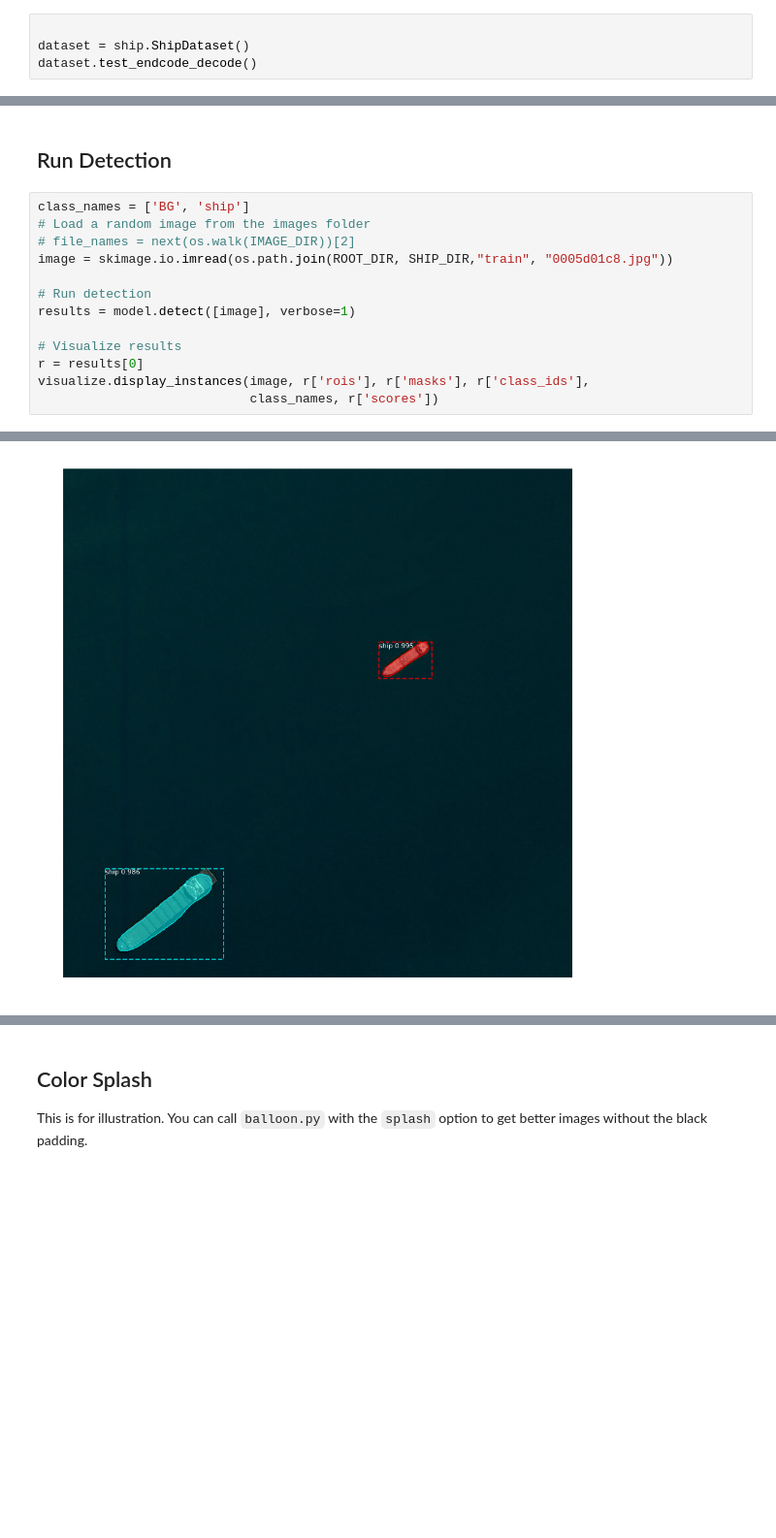
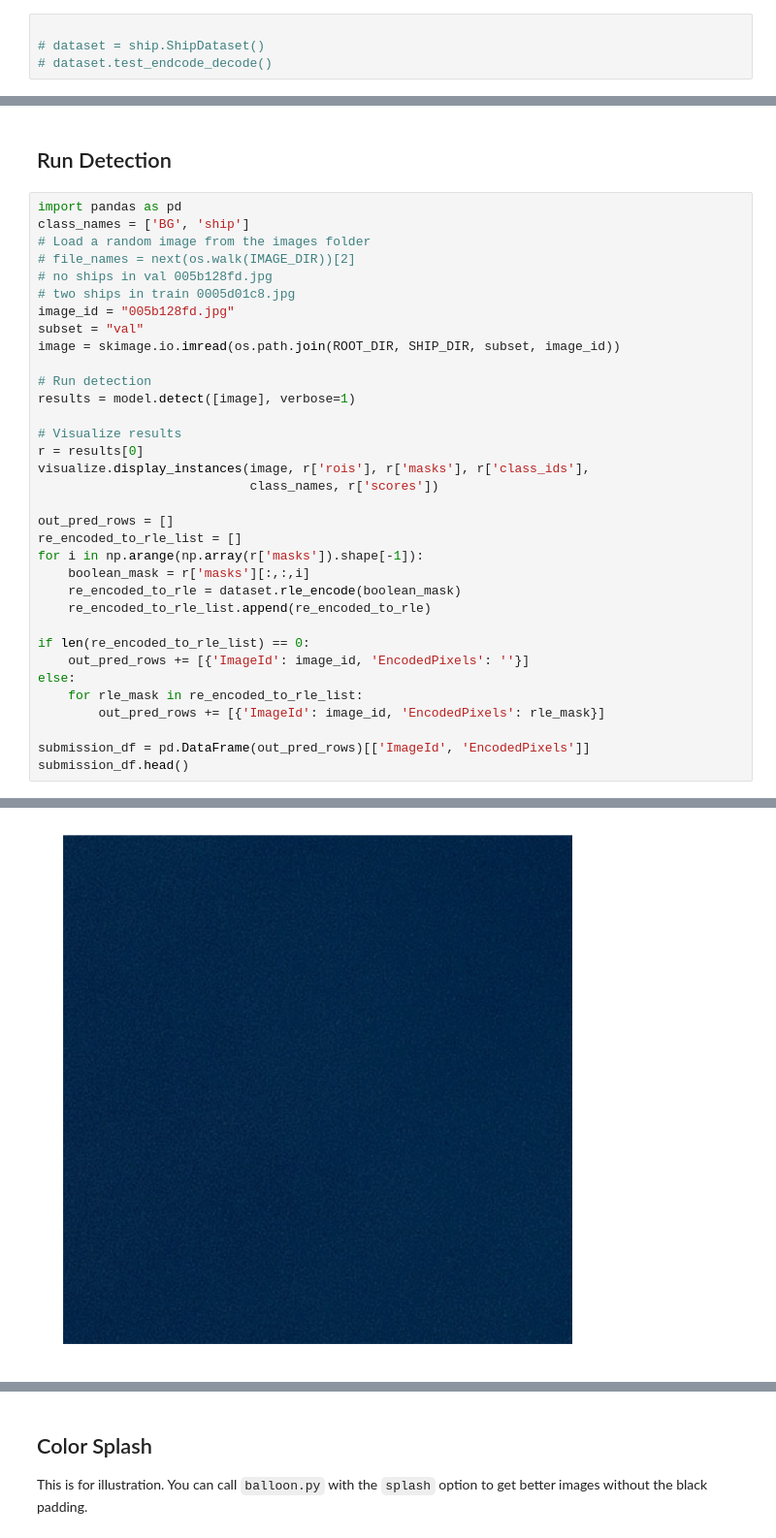
Before and after one commit to gabrielgarza/Mask_RCNN, a Jupyter notebook: samples/ship/inspect_ship_model.ipynb, the cells around one changed output, grey strips where cells are left out. Shown: that part at 97% size. Drawn from its saved outputs; the diff is of its cells as text; blank space fills up the shorter version.

```diff
--- a/samples/ship/inspect_ship_model.ipynb
+++ b/samples/ship/inspect_ship_model.ipynb
@@ -115,4 +94,4 @@ Using TensorFlow backend.
 # %%
 
-dataset = ship.ShipDataset()
-dataset.test_endcode_decode()
+# dataset = ship.ShipDataset()
+# dataset.test_endcode_decode()
@@ -200,10 +150,15 @@ Re-starting from epoch 30
 # %% [markdown]
 ## Run Detection
 # %%
+import pandas as pd
 class_names = ['BG', 'ship']
 # Load a random image from the images folder
 # file_names = next(os.walk(IMAGE_DIR))[2]
-image = skimage.io.imread(os.path.join(ROOT_DIR, SHIP_DIR,"train", "0005d01c8.jpg"))
+# no ships in val 005b128fd.jpg
+# two ships in train 0005d01c8.jpg
+image_id = "005b128fd.jpg"
+subset = "val"
+image = skimage.io.imread(os.path.join(ROOT_DIR, SHIP_DIR, subset, image_id))
 
 # Run detection
 results = model.detect([image], verbose=1)
@@ -212,4 +167,20 @@ results = model.detect([image], verbose=1)
 r = results[0]
 visualize.display_instances(image, r['rois'], r['masks'], r['class_ids'],
                             class_names, r['scores'])
+
+out_pred_rows = []
+re_encoded_to_rle_list = []
+for i in np.arange(np.array(r['masks']).shape[-1]):
+    boolean_mask = r['masks'][:,:,i]
+    re_encoded_to_rle = dataset.rle_encode(boolean_mask)
+    re_encoded_to_rle_list.append(re_encoded_to_rle)
+
+if len(re_encoded_to_rle_list) == 0:
+    out_pred_rows += [{'ImageId': image_id, 'EncodedPixels': ''}]
+else:
+    for rle_mask in re_encoded_to_rle_list:
+        out_pred_rows += [{'ImageId': image_id, 'EncodedPixels': rle_mask}]
+
+submission_df = pd.DataFrame(out_pred_rows)[['ImageId', 'EncodedPixels']]
+submission_df.head()
 # %% [output]
@@ -221 +188 @@ anchors                  shape: (1, 261888, 4)        min:   -0.35390  max:    1
-[figure, old version]
+[figure, new version]
```
Also changed, not shown: parts of 11 cells of this notebook, 5 other files.
